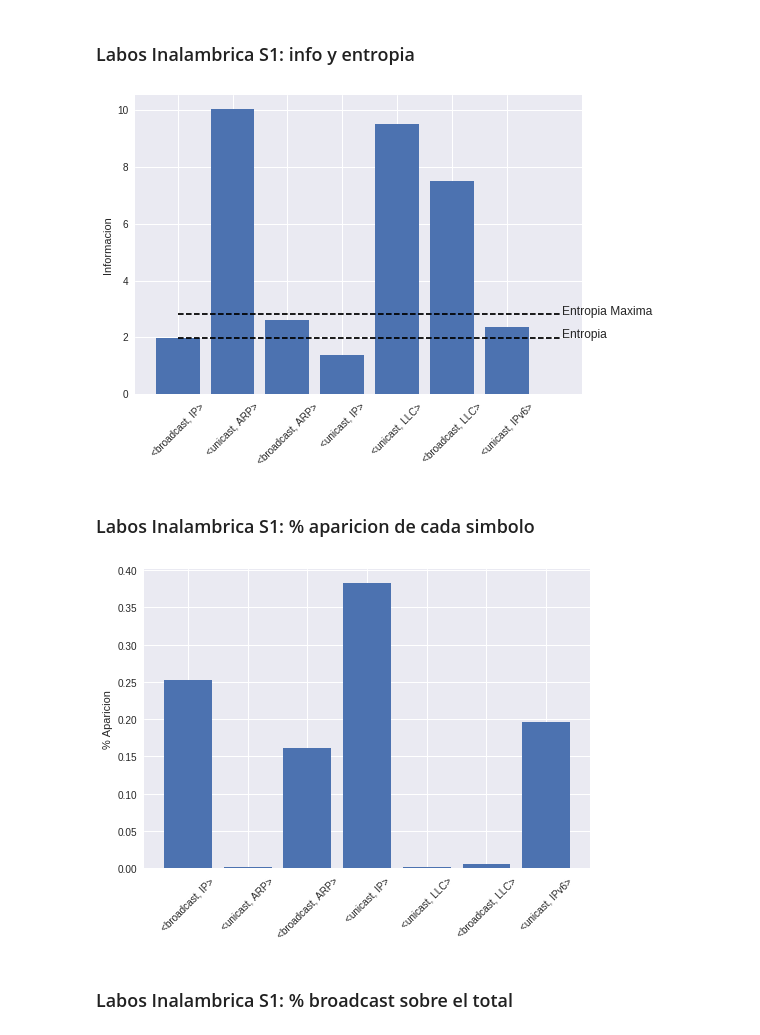
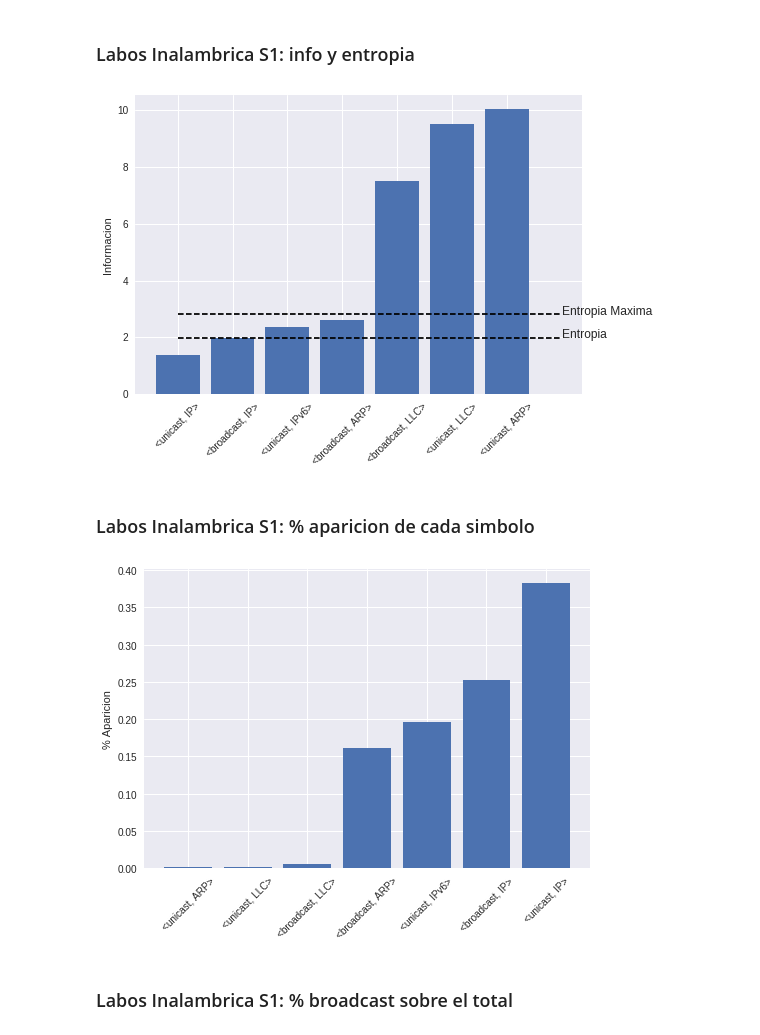
Before and after one commit to a-lavia/redes, a Jupyter notebook: tp1/tools/Graficos-s1.ipynb, the cells around one changed output. Saved outputs shown, nothing was run; the diff lists cells and outputs as text; code cells hidden in the pictures.

```diff
--- a/tp1/tools/Graficos-s1.ipynb
+++ b/tp1/tools/Graficos-s1.ipynb
@@ -189,8 +199,10 @@ dfLabos
 # %% [markdown]
 ### Labos Inalambrica S1: info y entropia
 # %%
-infoLabos = dfTableLabos["information"]
-symbolsLabos = dfTableLabos["symbol"]
+dfTableLabosSortedInfo = dfTableLabos.sort_values(by='information')
+
+infoLabos = dfTableLabosSortedInfo["information"]
+symbolsLabos = dfTableLabosSortedInfo["symbol"]
 
 mpl_fig = plt.figure()
 ax = mpl_fig.add_subplot(111)
@@ -207,22 +219,25 @@ plt.text(len(symbolsLabos), dfEntropyLabos[1], 'Entropia Maxima')
 
 plt.show()
 # %% [output]
-[figure, old version]
+[figure, new version]
 # %% [markdown]
 ### Labos Inalambrica S1: % aparicion de cada simbolo
 # %%
-probaLabos = dfTableLabos["probability"]
+dfTableLabosSortedProba = dfTableLabos.sort_values(by='probability')
+
+symbolsLabos = dfTableLabosSortedProba["symbol"]
+probaLabos = dfTableLabosSortedProba["probability"]
 
 mpl_fig = plt.figure()
 ax = mpl_fig.add_subplot(111)
 ax.set_ylabel('% Aparicion')
 
 plt.bar(range(len(probaLabos)), probaLabos, align='center')
 plt.xticks(range(len(symbolsLabos)), symbolsLabos,rotation=45)
 
 plt.show()
 # %% [output]
-[figure, old version]
+[figure, new version]
 # %% [markdown]
 ### Labos Inalambrica S1: % broadcast sobre el total
 # %%
```
Also changed, not shown: parts of 4 cells of this notebook, 1 other file.
